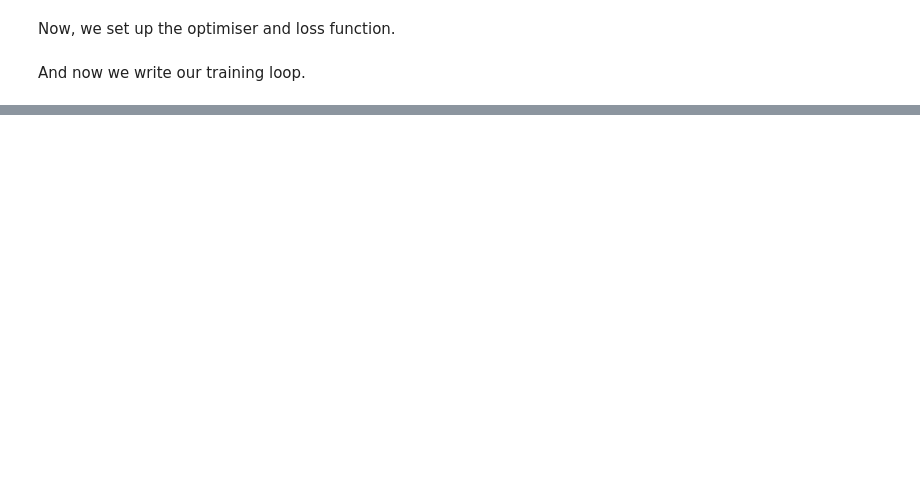
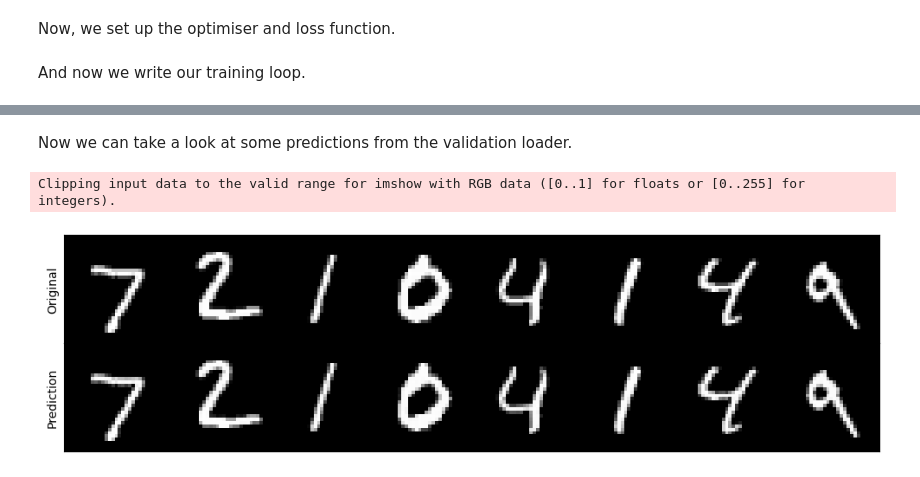
Before and after one commit to jdenholm/TorchTools, a Jupyter notebook: demos/autoencoder-demo.ipynb, the cells around one changed output, grey strips where cells are left out. Cells and saved outputs as stored; diff of their text form; code cells hidden in the pictures; blank space fills up the shorter version.

```diff
--- a/demos/autoencoder-demo.ipynb
+++ b/demos/autoencoder-demo.ipynb
@@ -125,0 +162,31 @@ def train_one_epoch(
+# %% [markdown]
+Now we can take a look at some predictions from the validation loader.
+# %%
+from torch import no_grad
+from torchvision.utils import make_grid
+
+with no_grad():
+    model.eval()
+    for batch, target in valid_loader:
+        preds = model(batch.to(DEVICE)).tanh()
+        break
+
+batch_grid = make_grid(batch.cpu(), nrow=8, ncol=1).permute(1, 2, 0)
+pred_grid = make_grid(preds.detach().cpu(), nrow=8, ncol=1).permute(1, 2, 0)
+
+
+figure, axes = plt.subplots(2, 1, figsize=(10, 10 / 4))
+axes[0].imshow(batch_grid)
+axes[1].imshow(pred_grid)
+
+for axis in axes.ravel():
+    axis.set_xticks([])
+    axis.set_yticks([])
+
+axes[0].set_ylabel("Original")
+axes[1].set_ylabel("Prediction")
+
+figure.tight_layout(pad=0.01)
+# %% [output]
+Clipping input data to the valid range for imshow with RGB data ([0..1] for floats or [0..255] for integers).
+[figure, added]
```
Also changed, not shown: parts of 6 cells of this notebook.
